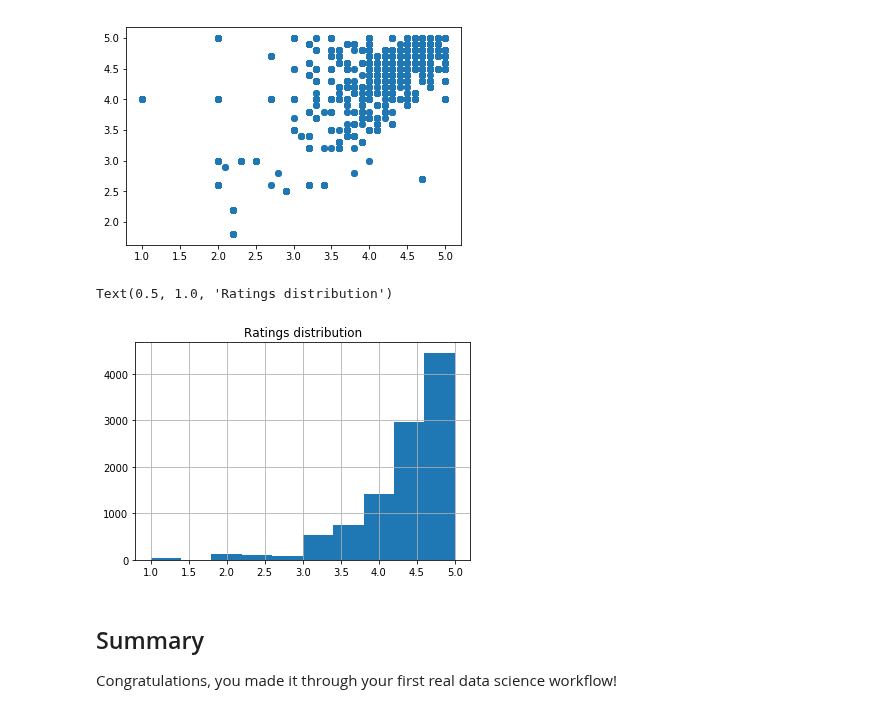
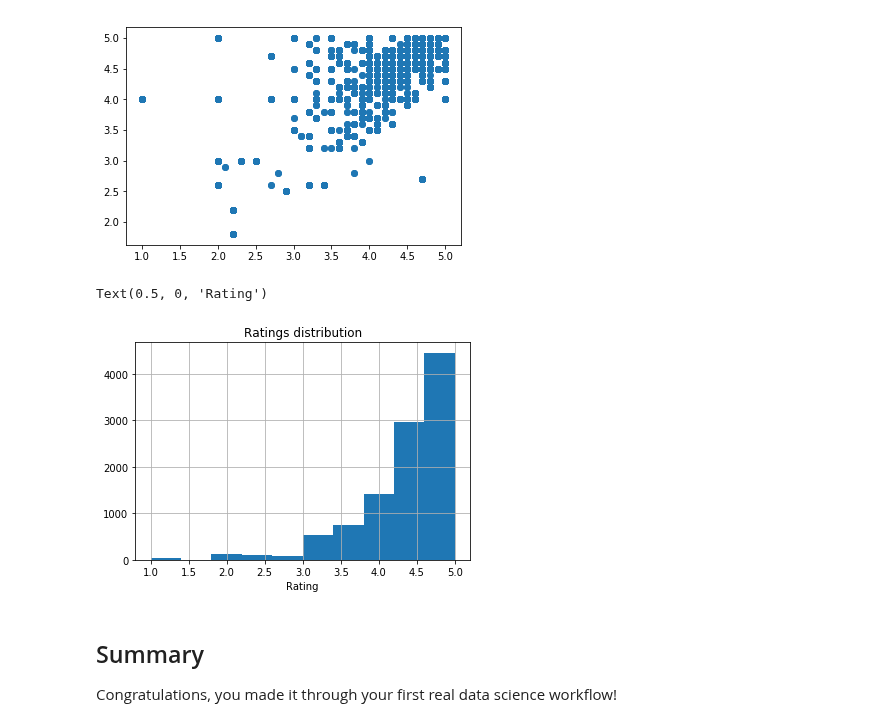
Before and after one commit to max-miller/dsc-first-codealong-nyc-ds-career-042219, a Jupyter notebook: index.ipynb, the cells around one changed output. Cells and saved outputs as stored; diff of their text form; code cells hidden in the pictures.

```diff
--- a/index.ipynb
+++ b/index.ipynb
@@ -339,9 +339,10 @@ plt.scatter(df.play_star_rating, df.star_rating)
 # %%
 df.play_star_rating.hist()
 plt.title("Ratings distribution")
+plt.xlabel("Rating")
 # %% [output]
-Text(0.5, 1.0, 'Ratings distribution')
+Text(0.5, 0, 'Rating')
-[figure, old version]
+[figure, new version]
 # %%
 #Your code here
 # %% [markdown]
```
